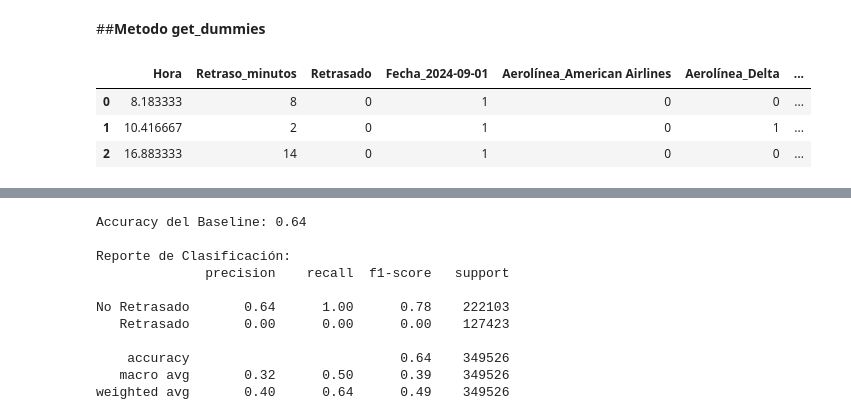
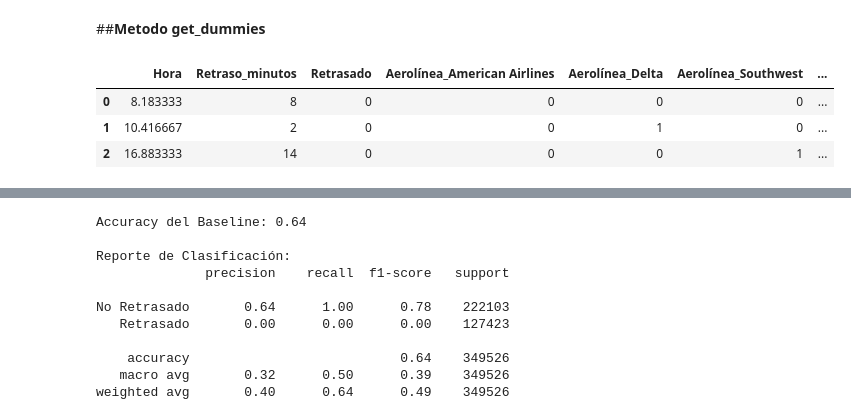
Before and after one commit to Ivan8Garcia/Proyecto_NoCountry, a Jupyter notebook: Vuelos.ipynb, the cells around one changed output, grey strips where cells are left out. Drawn from its saved outputs; the diff is of its cells as text; code cells hidden in the pictures.

```diff
--- a/Vuelos.ipynb
+++ b/Vuelos.ipynb
@@ -190,6 +190,9 @@ datos.head()
 | 2 | Southwest | DFW | SFO | Domingo | 2024-09-01 | 16:53:00 | 14 | 0 |
 | 3 | Delta | ORD | BOS | Domingo | 2024-09-01 | 14:44:00 | -10 | 0 |
 | 4 | Delta | LAX | SEA | Domingo | 2024-09-01 | 01:51:00 | 24 | 1 |
+# %%
+datos.drop("Fecha",axis=1,inplace=True)
+datos.drop("Dia_semana",axis=1,inplace=True)
 # %%
 datos.info()
 # %% [output]
@@ -299,14 +298,14 @@ plt.show()
 ##**Metodo get_dummies**
 # %%
 #Todas estas columnas son categoricas (OBJ), para que se puedan hacer buenos modelos hay que codificarlas
-categoricas= ["Fecha","Aerolínea","Origen","Destino","Dia_semana"]
+categoricas= ["Aerolínea","Origen","Destino"]
 
 pd.get_dummies(data=datos,columns=categoricas,dtype=int).head(3)
 # %% [output]
-|  | Hora | Retraso_minutos | Retrasado | Fecha_2024-09-01 | Aerolínea_American Airlines | Aerolínea_Delta | ... |
-| 0 | 8.183333 | 8 | 0 | 1 | 0 | 0 | ... |
-| 1 | 10.416667 | 2 | 0 | 1 | 0 | 1 | ... |
-| 2 | 16.883333 | 14 | 0 | 1 | 0 | 0 | ... |
+|  | Hora | Retraso_minutos | Retrasado | Aerolínea_American Airlines | Aerolínea_Delta | Aerolínea_Southwest | ... |
+| 0 | 8.183333 | 8 | 0 | 0 | 0 | 0 | ... |
+| 1 | 10.416667 | 2 | 0 | 0 | 1 | 0 | ... |
+| 2 | 16.883333 | 14 | 0 | 0 | 0 | 1 | ... |
 # %%
 datos_codificados=pd.get_dummies(data=datos,columns=categoricas,dtype=int)
 datos_codificados.sample(3)
```
Also changed, not shown: parts of 17 cells of this notebook.
